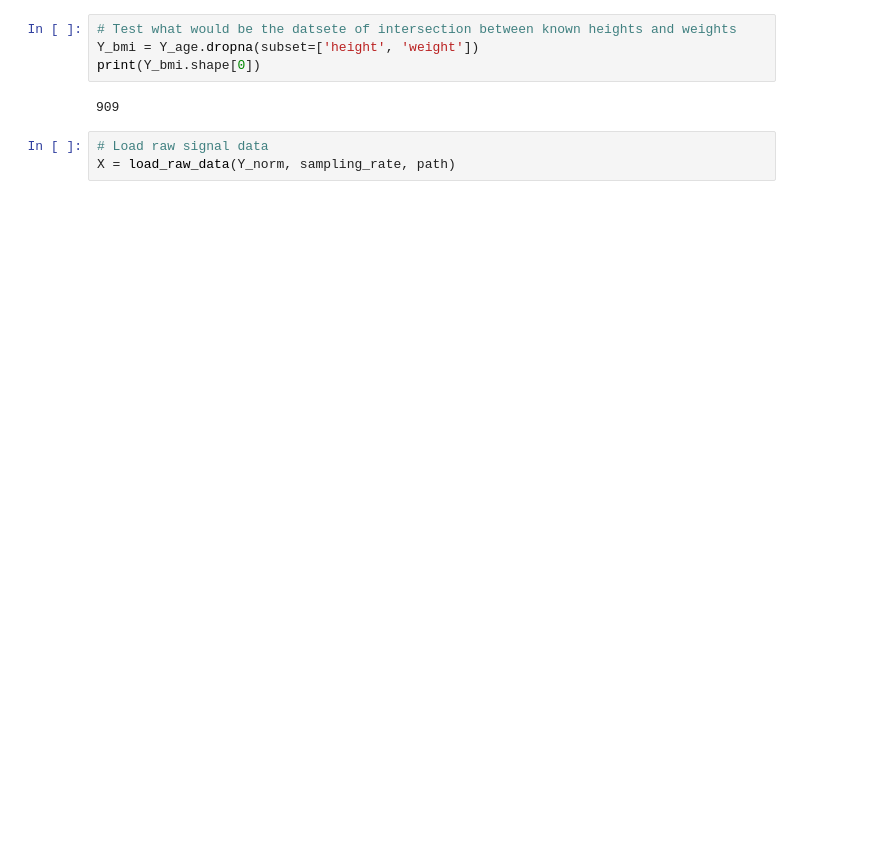
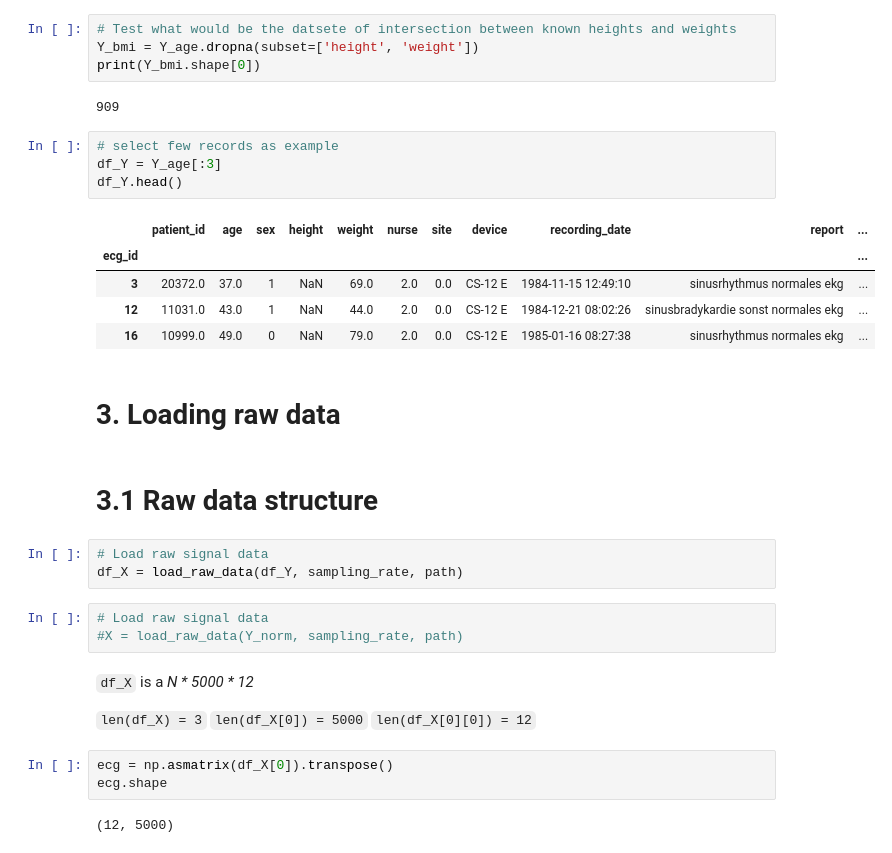
Before and after one commit to GabrieleBonzi/FDAxECG, a Jupyter notebook: Test.ipynb, the cells around one changed output. Drawn from its saved outputs; the diff is of its cells as text; blank space fills up the shorter version.

Commit message:
Loading and plotting

```diff
--- a/Test.ipynb
+++ b/Test.ipynb
@@ -101,6 +119,34 @@ Y_bmi = Y_age.dropna(subset=['height', 'weight'])
 print(Y_bmi.shape[0])
 # %% [output]
 909
+# %%
+# select few records as example
+df_Y = Y_age[:3]
+df_Y.head()
+# %% [output]
+|  | patient_id | age | sex | height | weight | nurse | site | device | recording_date | report | ... |
+| ecg_id |  |  |  |  |  |  |  |  |  |  | ... |
+| 3 | 20372.0 | 37.0 | 1 | NaN | 69.0 | 2.0 | 0.0 | CS-12 E | 1984-11-15 12:49:10 | sinusrhythmus normales ekg | ... |
+| 12 | 11031.0 | 43.0 | 1 | NaN | 44.0 | 2.0 | 0.0 | CS-12 E | 1984-12-21 08:02:26 | sinusbradykardie sonst normales ekg | ... |
+| 16 | 10999.0 | 49.0 | 0 | NaN | 79.0 | 2.0 | 0.0 | CS-12 E | 1985-01-16 08:27:38 | sinusrhythmus normales ekg | ... |
+# %% [markdown]
+# 3. Loading raw data
+# %% [markdown]
+# 3.1 Raw data structure
+# %%
+# Load raw signal data
+df_X = load_raw_data(df_Y, sampling_rate, path)
 # %%
 # Load raw signal data
-X = load_raw_data(Y_norm, sampling_rate, path)
+#X = load_raw_data(Y_norm, sampling_rate, path)
+# %% [markdown]
+`df_X` is a <i>N * 5000 * 12</i>
+
+`len(df_X) = 3`
+`len(df_X[0]) = 5000`
+`len(df_X[0][0]) = 12`
+# %%
+ecg = np.asmatrix(df_X[0]).transpose()
+ecg.shape
+# %% [output]
+(12, 5000)
```
Also changed, not shown: parts of 23 cells of this notebook, 1 other file.
